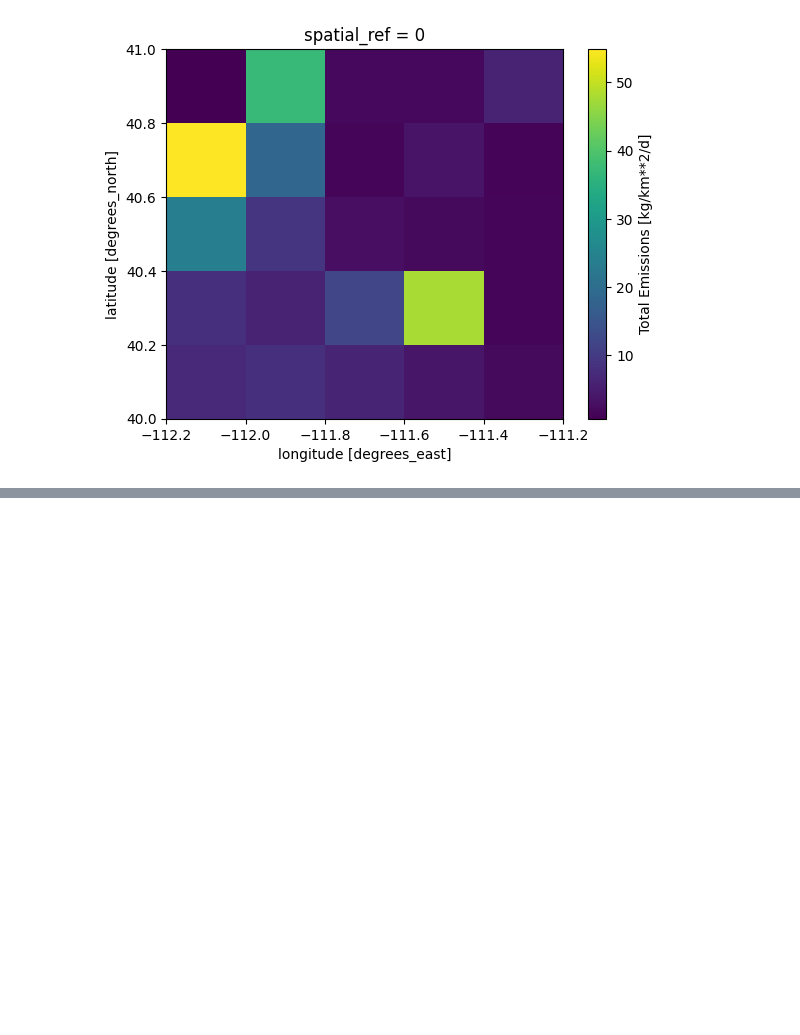
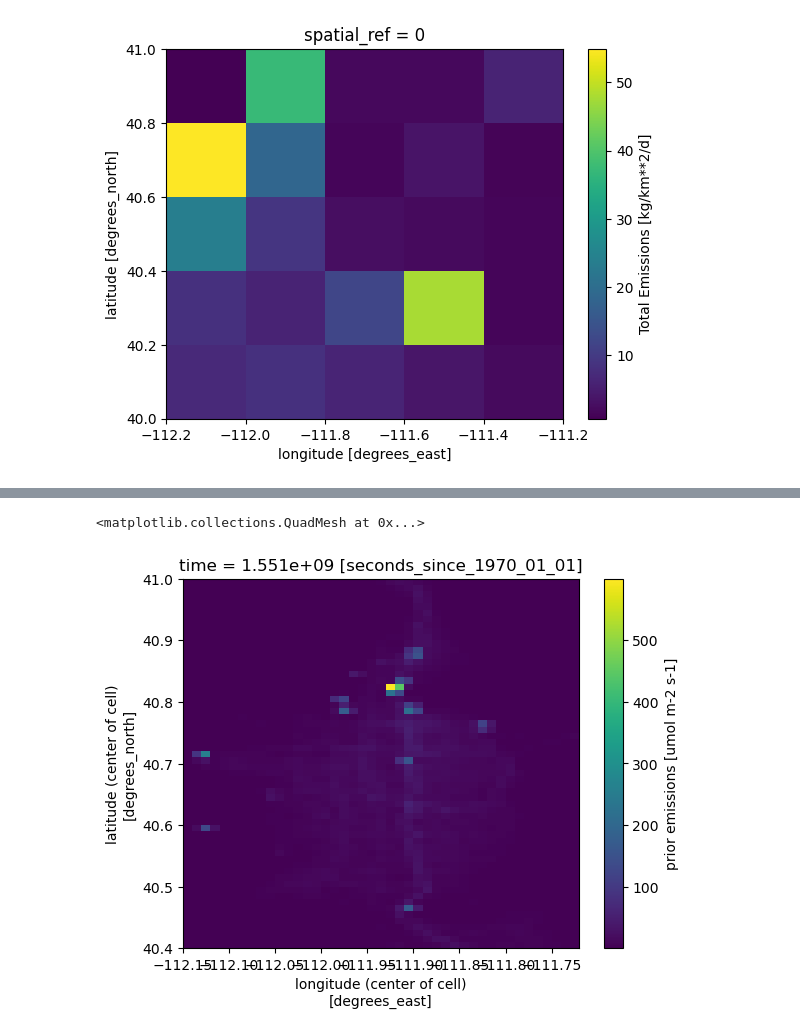
Before and after one commit to agmeyer4/atmos, a Jupyter notebook: ipynbs/inventories.ipynb, the cells around one changed output, grey strips where cells are left out. Cells and saved outputs as stored; diff of their text form; code cells hidden in the pictures; blank space fills up the shorter version.

```diff
--- a/ipynbs/inventories.ipynb
+++ b/ipynbs/inventories.ipynb
@@ -172,0 +155,7 @@ Attributes:
+# %%
+ds = xr.open_dataset('/uufs/chpc.utah.edu/common/home/u0703457/lin-group18/dvm/projects/CO2_USA_AQ/scripts/post_emiss_2019.nc',decode_times=False)
+# %%
+ds.sel(time=ds.time[0]).emiss.plot()
+# %% [output]
+<matplotlib.collections.QuadMesh at 0x...>
+[figure, added]
```
Also changed, not shown: parts of 2 cells of this notebook.
